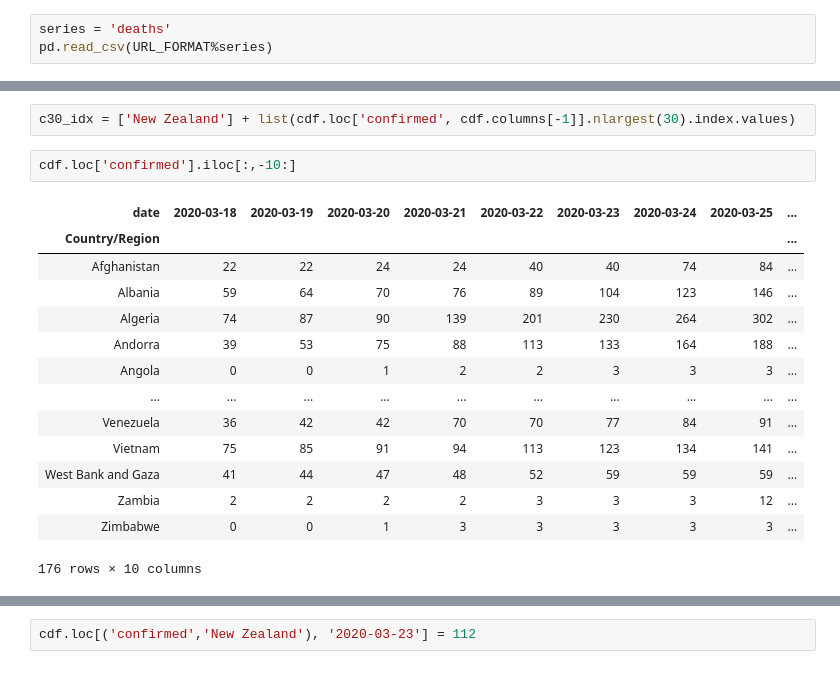
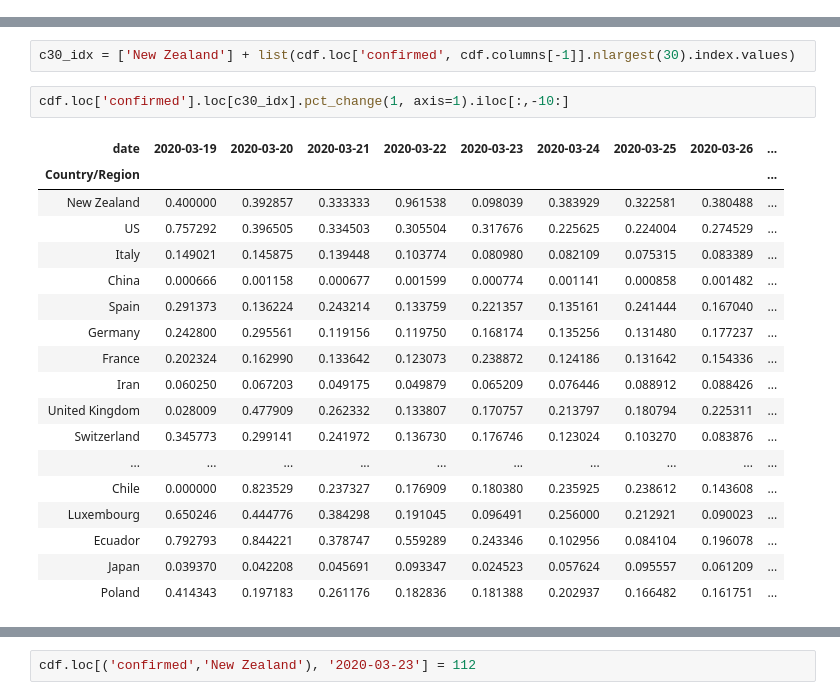
Before and after one commit to timmclennan/timmclennan.github.io, a Jupyter notebook: source/Coronavirus.ipynb, the cells around one changed output, grey strips where cells are left out. Cells and saved outputs as stored; diff of their text form.

```diff
--- a/source/Coronavirus.ipynb
+++ b/source/Coronavirus.ipynb
@@ -37,6 +9,3 @@ plotly.io.renderers.default = 'notebook_connected'
 SHOW_SET = set(('New Zealand', 'China', 'Italy', 'Spain', 'Germany', 'US', 'Korea, South', 'Japan', 'Canada', 'Australia', 'Israel', 'Ireland', 'France', 'United Kingdom'))
 SERIES = ['confirmed', 'deaths', 'recovered']
 URL_FORMAT = 'https://raw.githubusercontent.com/CSSEGISandData/COVID-19/master/csse_covid_19_data/csse_covid_19_time_series/time_series_covid19_%s_global.csv'
-# %%
-series = 'deaths'
-pd.read_csv(URL_FORMAT%series)
@@ -83,19 +17,23 @@ DatetimeIndex(['2020-01-22', '2020-01-23', '2020-01-24', '2020-01-25',
 # %%
 c30_idx = ['New Zealand'] + list(cdf.loc['confirmed', cdf.columns[-1]].nlargest(30).index.values)
 # %%
-cdf.loc['confirmed'].iloc[:,-10:]
+cdf.loc['confirmed'].loc[c30_idx].pct_change(1, axis=1).iloc[:,-10:]
 # %% [output]
-| date | 2020-03-18 | 2020-03-19 | 2020-03-20 | 2020-03-21 | 2020-03-22 | 2020-03-23 | 2020-03-24 | 2020-03-25 | ... |
+| date | 2020-03-19 | 2020-03-20 | 2020-03-21 | 2020-03-22 | 2020-03-23 | 2020-03-24 | 2020-03-25 | 2020-03-26 | ... |
 | Country/Region |  |  |  |  |  |  |  |  | ... |
-| Afghanistan | 22 | 22 | 24 | 24 | 40 | 40 | 74 | 84 | ... |
-| Albania | 59 | 64 | 70 | 76 | 89 | 104 | 123 | 146 | ... |
-| Algeria | 74 | 87 | 90 | 139 | 201 | 230 | 264 | 302 | ... |
-| Andorra | 39 | 53 | 75 | 88 | 113 | 133 | 164 | 188 | ... |
-| Angola | 0 | 0 | 1 | 2 | 2 | 3 | 3 | 3 | ... |
+| New Zealand | 0.400000 | 0.392857 | 0.333333 | 0.961538 | 0.098039 | 0.383929 | 0.322581 | 0.380488 | ... |
+| US | 0.757292 | 0.396505 | 0.334503 | 0.305504 | 0.317676 | 0.225625 | 0.224004 | 0.274529 | ... |
+| Italy | 0.149021 | 0.145875 | 0.139448 | 0.103774 | 0.080980 | 0.082109 | 0.075315 | 0.083389 | ... |
+| China | 0.000666 | 0.001158 | 0.000677 | 0.001599 | 0.000774 | 0.001141 | 0.000858 | 0.001482 | ... |
+| Spain | 0.291373 | 0.136224 | 0.243214 | 0.133759 | 0.221357 | 0.135161 | 0.241444 | 0.167040 | ... |
+| Germany | 0.242800 | 0.295561 | 0.119156 | 0.119750 | 0.168174 | 0.135256 | 0.131480 | 0.177237 | ... |
+| France | 0.202324 | 0.162990 | 0.133642 | 0.123073 | 0.238872 | 0.124186 | 0.131642 | 0.154336 | ... |
+| Iran | 0.060250 | 0.067203 | 0.049175 | 0.049879 | 0.065209 | 0.076446 | 0.088912 | 0.088426 | ... |
+| United Kingdom | 0.028009 | 0.477909 | 0.262332 | 0.133807 | 0.170757 | 0.213797 | 0.180794 | 0.225311 | ... |
+| Switzerland | 0.345773 | 0.299141 | 0.241972 | 0.136730 | 0.176746 | 0.123024 | 0.103270 | 0.083876 | ... |
 | ... | ... | ... | ... | ... | ... | ... | ... | ... | ... |
-| Venezuela | 36 | 42 | 42 | 70 | 70 | 77 | 84 | 91 | ... |
-| Vietnam | 75 | 85 | 91 | 94 | 113 | 123 | 134 | 141 | ... |
-| West Bank and Gaza | 41 | 44 | 47 | 48 | 52 | 59 | 59 | 59 | ... |
-| Zambia | 2 | 2 | 2 | 2 | 3 | 3 | 3 | 12 | ... |
-| Zimbabwe | 0 | 0 | 1 | 3 | 3 | 3 | 3 | 3 | ... |
+| Chile | 0.000000 | 0.823529 | 0.237327 | 0.176909 | 0.180380 | 0.235925 | 0.238612 | 0.143608 | ... |
+| Luxembourg | 0.650246 | 0.444776 | 0.384298 | 0.191045 | 0.096491 | 0.256000 | 0.212921 | 0.090023 | ... |
+| Ecuador | 0.792793 | 0.844221 | 0.378747 | 0.559289 | 0.243346 | 0.102956 | 0.084104 | 0.196078 | ... |
+| Japan | 0.039370 | 0.042208 | 0.045691 | 0.093347 | 0.024523 | 0.057624 | 0.095557 | 0.061209 | ... |
+| Poland | 0.414343 | 0.197183 | 0.261176 | 0.182836 | 0.181388 | 0.202937 | 0.166482 | 0.161751 | ... |
-176 rows × 10 columns
```
Also changed, not shown: parts of 62 cells of this notebook, 1 other file.
